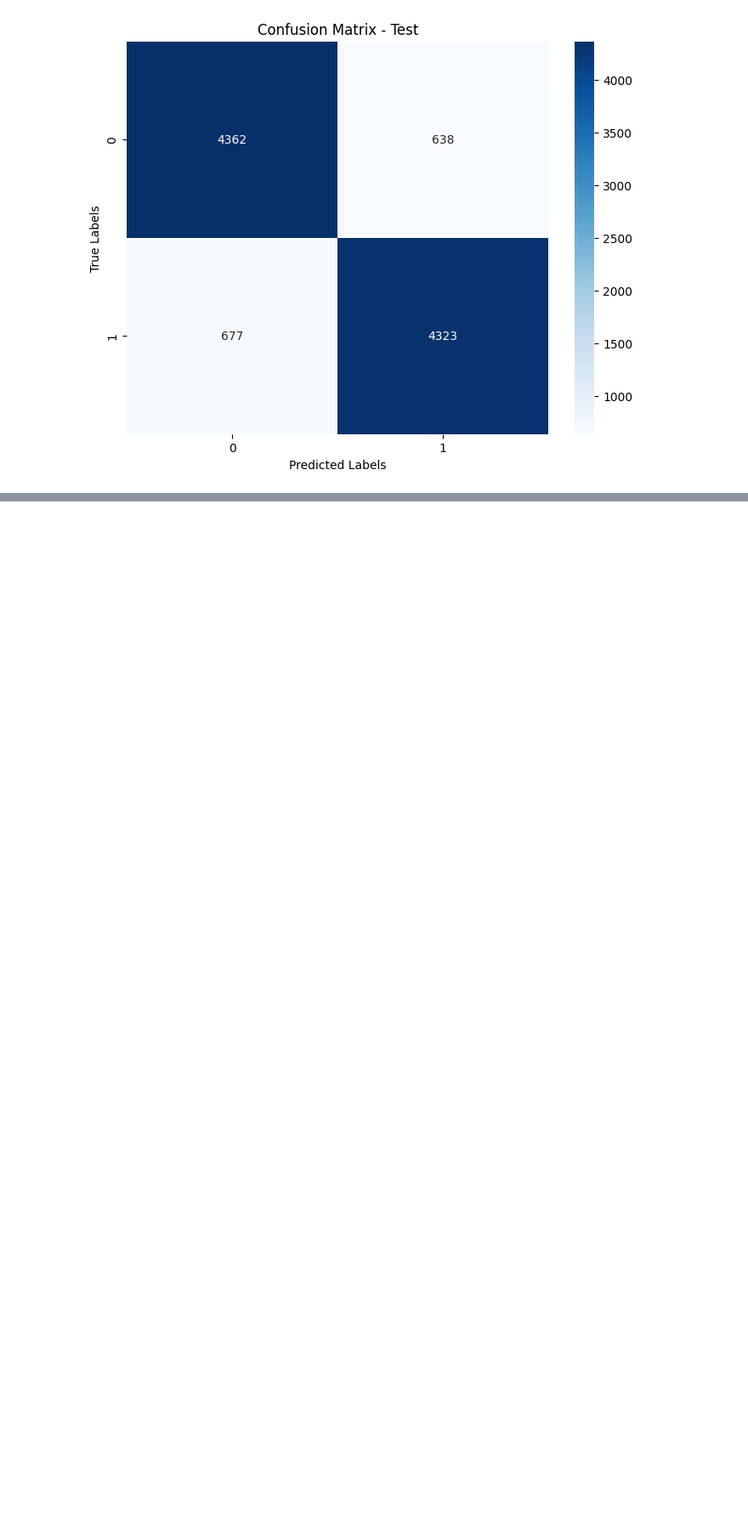
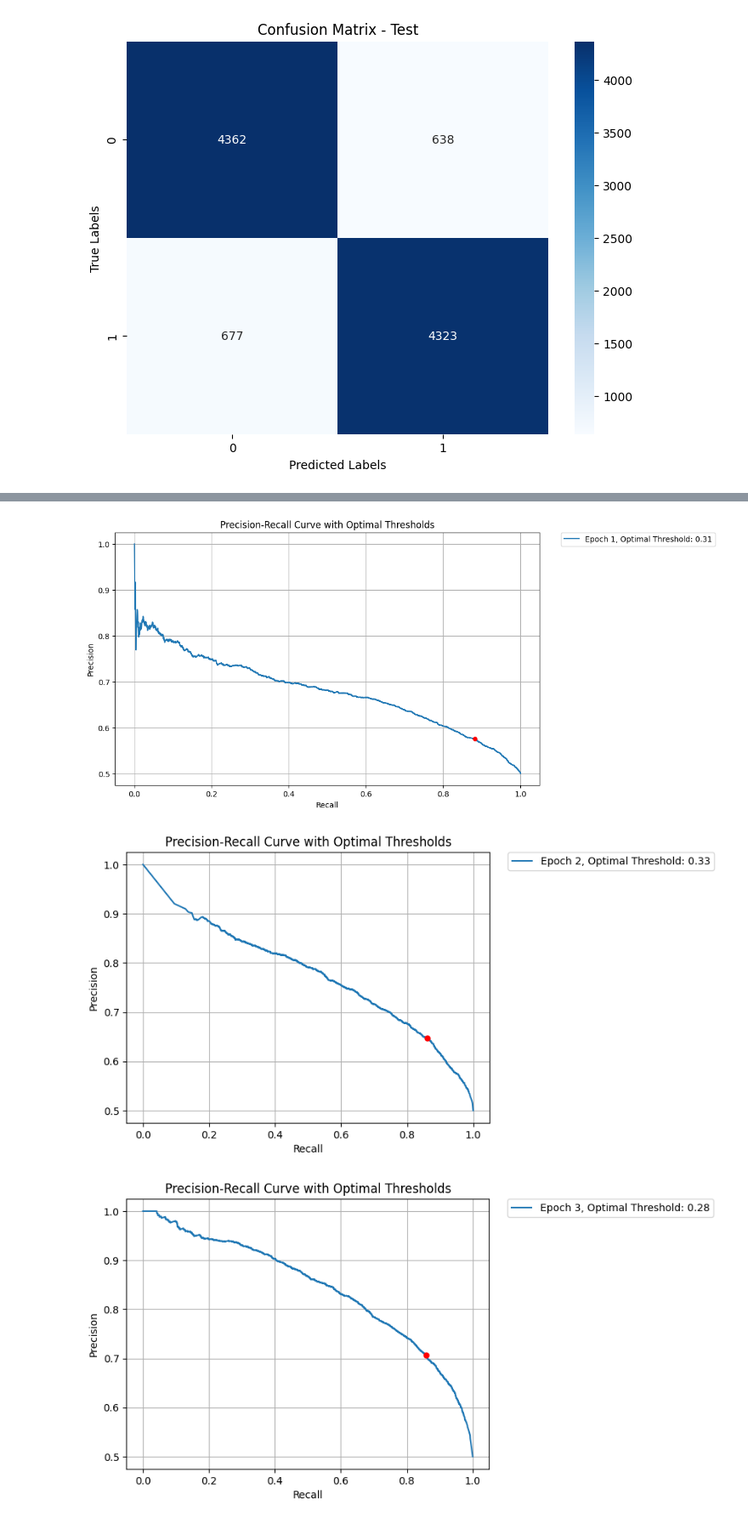
Before and after one commit to Anjaas85/authentic_vs_AI_generated_photos, a Jupyter notebook: training20ep.ipynb, the cells around one changed output, grey strips where cells are left out. Shown at 85% size. Cells and saved outputs as stored; diff of their text form; code cells hidden in the pictures; blank space fills up the shorter version.

```diff
--- a/training20ep.ipynb
+++ b/training20ep.ipynb
@@ -471,0 +584,31 @@ plt.show()
+# %%
+# Extract precision, recall, and thresholds for each epoch
+precision_recall_data = metrics_data["precision_recall"]
+
+plt.figure(figsize=(10, 6))
+
+for i, data in enumerate(precision_recall_data):
+    precision = data["precision"]
+    recall = data["recall"]
+    thresholds = data["thresholds"]
+
+    #finding the threshold that maximizes F1-score
+    f1_scores = 2 * np.array(precision) * np.array(recall) / (np.array(precision) + np.array(recall))
+    optimal_idx = np.argmax(f1_scores)
+    optimal_threshold = thresholds[optimal_idx]
+
+    #adding the optimal threshold on the plot
+    plt.plot(recall, precision, label=f"Epoch {i+1}, Optimal Threshold: {optimal_threshold:.2f}")
+    plt.plot(recall[optimal_idx], precision[optimal_idx], marker='o', markersize=5, color='red')
+
+
+    plt.xlabel("Recall")
+    plt.ylabel("Precision")
+    plt.title("Precision-Recall Curve with Optimal Thresholds")
+    plt.legend(bbox_to_anchor=(1.05, 1), loc='upper left', borderaxespad=0.)
+    plt.grid(True)
+    plt.show()
+# %% [output]
+[figure, added]
+[figure, added]
+[figure, added]
```
Also changed, not shown: parts of 8 cells of this notebook.
